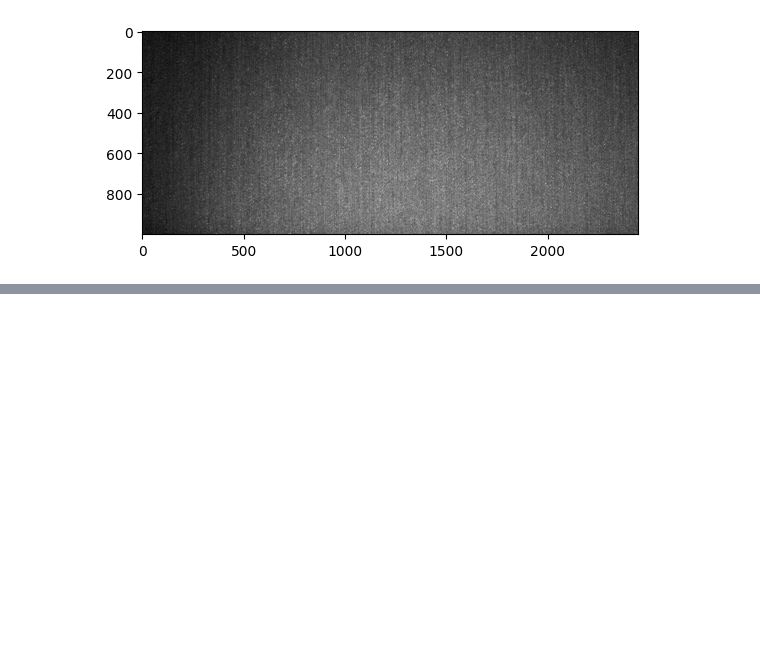
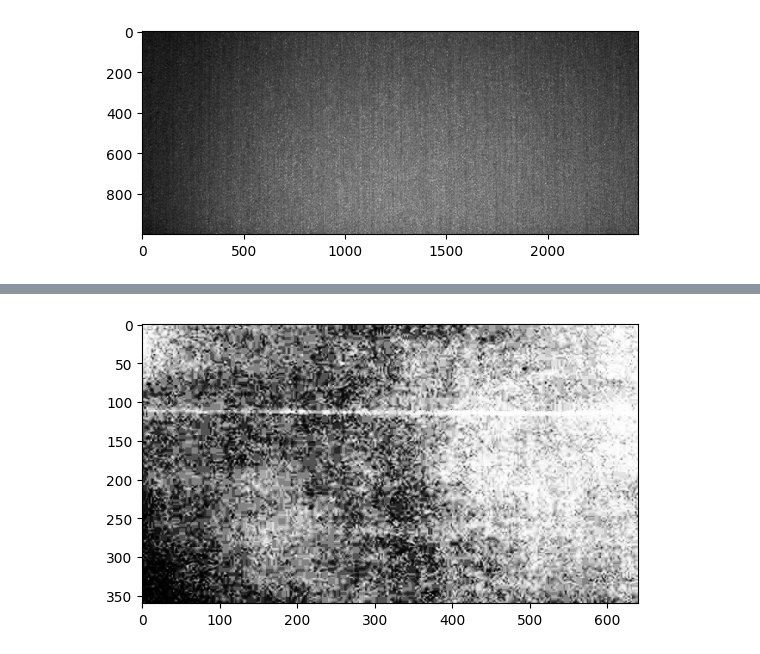
Before and after one commit to Aldiklisman/K10_ProjekPCD, a Jupyter notebook: cobacoba.ipynb, the cells around one changed output, grey strips where cells are left out. Drawn from its saved outputs; the diff is of its cells as text; code cells hidden in the pictures; blank space fills up the shorter version.

```diff
--- a/cobacoba.ipynb
+++ b/cobacoba.ipynb
@@ -28,0 +35,40 @@ plt.imshow(a_gray, cmap='gray')
+# %%
+def histogram_equalization(image):
+    # Pastikan gambar dalam format grayscale
+    if len(image.shape) == 3:
+        image = cv2.cvtColor(image, cv2.COLOR_BGR2GRAY)
+
+    # Mendapatkan dimensi gambar
+    height, width = image.shape
+    total_pixels = height * width
+
+    # Membuat histogram
+    hist = np.zeros(256)
+    for i in range(height):
+        for j in range(width):
+            hist[image[i, j]] += 1
+
+    # Menghitung cumulative distribution function (CDF)
+    cdf = np.zeros(256)
+    cdf[0] = hist[0] / total_pixels
+    for i in range(1, 256):
+        cdf[i] = cdf[i-1] + (hist[i] / total_pixels)
+
+    # Normalisasi CDF ke rentang 0-255
+    cdf = (cdf * 255).astype(np.uint8)
+
+    # Membuat gambar hasil equalization
+    equalized_image = np.zeros_like(image)
+    for i in range(height):
+        for j in range(width):
+            equalized_image[i, j] = cdf[image[i, j]]
+
+    return equalized_image
+
+# Contoh penggunaan:
+img = cv2.imread('Dataset/DefectLines/3.jpg')
+equalized_img = histogram_equalization(img)
+plt.imshow(equalized_img, cmap='gray')
+plt.show()
+# %% [output]
+[figure, added]
```
Also changed, not shown: parts of 1 cell of this notebook, 4 other files.
